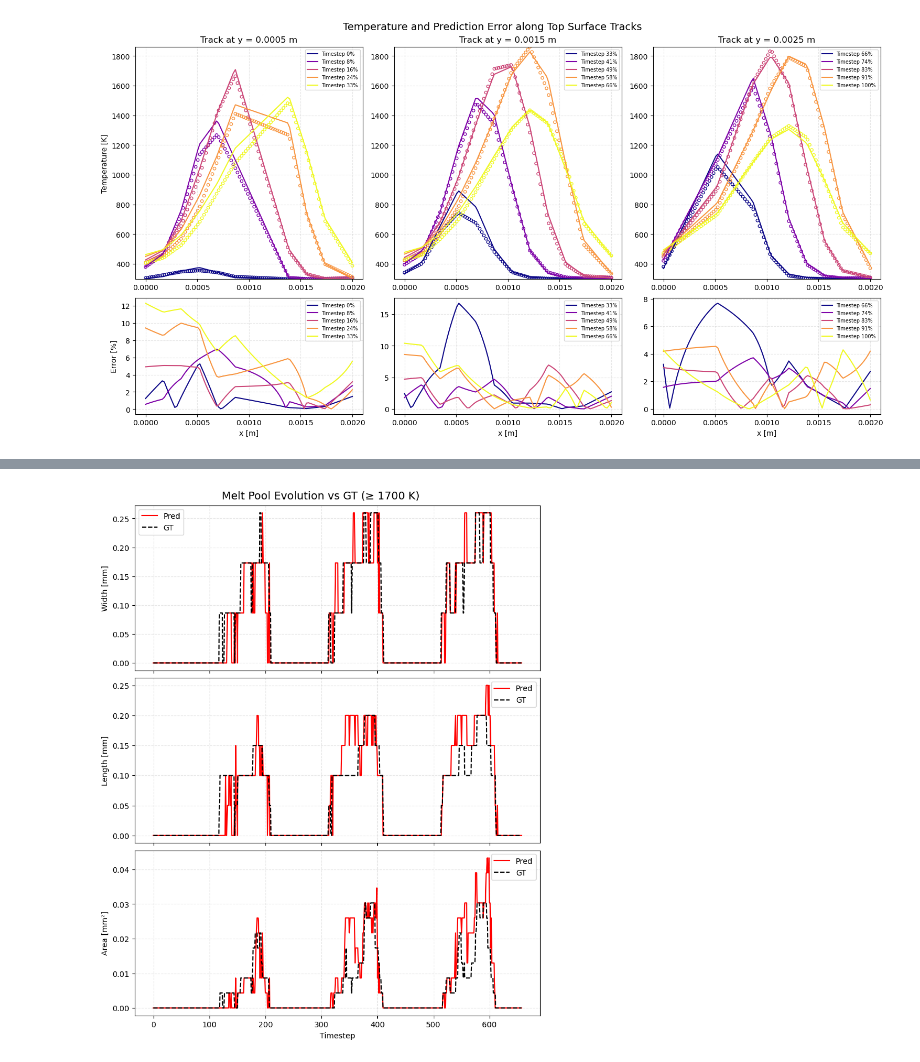
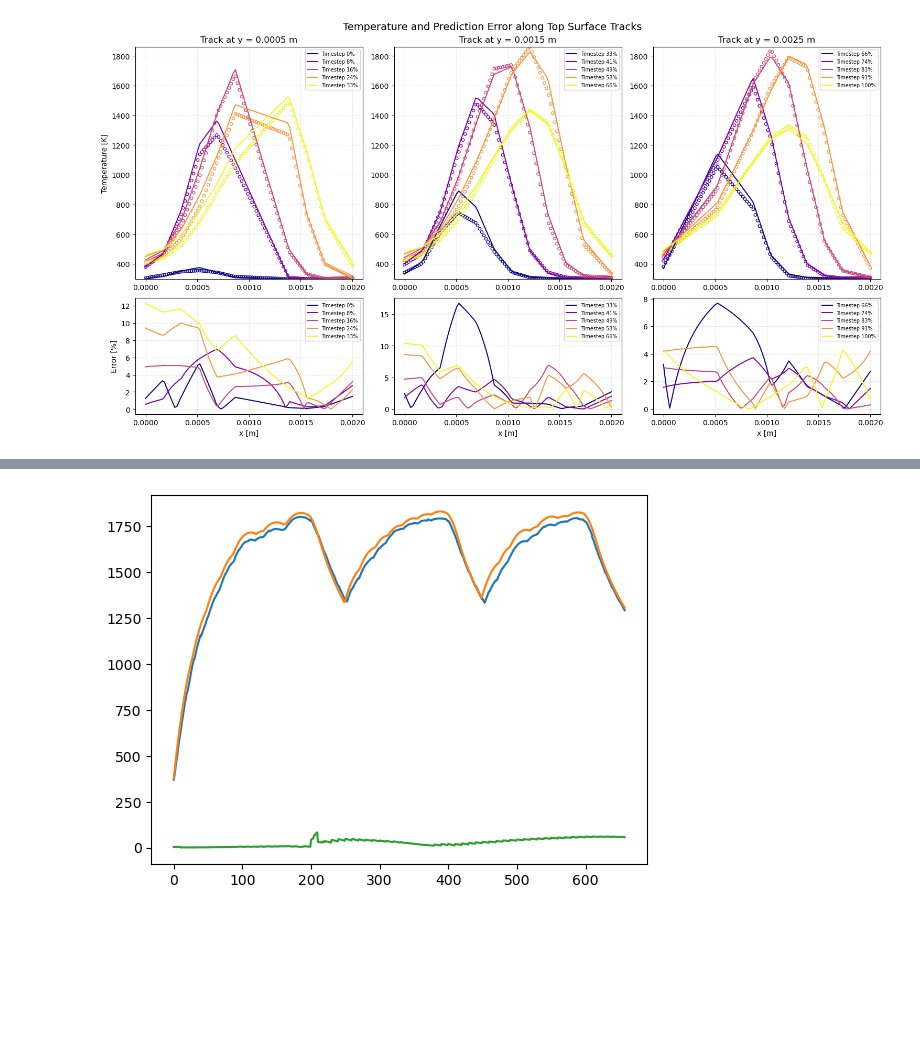
Before and after one commit to narupanta/Heat_MGN, a Jupyter notebook: plot.ipynb, the cells around one changed output, grey strips where cells are left out. Saved outputs shown, nothing was run; the diff lists cells and outputs as text; code cells hidden in the pictures; blank space fills up the shorter version.

```diff
--- a/plot.ipynb
+++ b/plot.ipynb
@@ -254,97 +562,15 @@ import matplotlib.pyplot as plt
 from scipy.spatial import ConvexHull
 
 # --- Inputs ---
-melting_point = 1700  # [K]
 pred = data["pred"]
 gt = data["gt"]
 mesh_pos = data["mesh_pos"]
 
-# --- Extract top surface ---
-top_mask = mesh_pos[:, 2] == np.max(mesh_pos[:, 2])
-top_domain = mesh_pos[top_mask]
-x, y = top_domain[:, 0], top_domain[:, 1]
+plt.plot(range(pred.shape[0]), np.max(pred, axis = 1))
+plt.plot(range(pred.shape[0]), np.max(gt, axis = 1))
+plt.plot(range(pred.shape[0]), np.max(pred-gt, axis = 1))
 
-# --- Containers for results ---
-pred_widths, pred_lengths, pred_areas = [], [], []
-gt_widths, gt_lengths, gt_areas = [], [], []
-
-# --- Loop through timesteps ---
-for t in range(pred.shape[0]):
-    # Predicted
-    top_temp_pred = pred[t, top_mask]
-    melt_mask_pred = top_temp_pred >= melting_point
-    if np.any(melt_mask_pred):
-        melt_pts = top_domain[melt_mask_pred]
-        width = np.max(melt_pts[:, 0]) - np.min(melt_pts[:, 0])
-        length = np.max(melt_pts[:, 1]) - np.min(melt_pts[:, 1])
-        if melt_pts.shape[0] >= 3:
-            try:
-                area = ConvexHull(melt_pts[:, :2]).volume
-            except:
-                area = 0
-        else:
-            area = 0
-    else:
-        width, length, area = 0, 0, 0
-    pred_widths.append(width)
-    pred_lengths.append(length)
-    pred_areas.append(area)
-
-    # Ground truth
-    top_temp_gt = gt[t, top_mask]
-    melt_mask_gt = top_temp_gt >= melting_point
-    if np.any(melt_mask_gt):
-        melt_pts = top_domain[melt_mask_gt]
-        width = np.max(melt_pts[:, 0]) - np.min(melt_pts[:, 0])
-        length = np.max(melt_pts[:, 1]) - np.min(melt_pts[:, 1])
-        if melt_pts.shape[0] >= 3:
-            try:
-                area = ConvexHull(melt_pts[:, :2]).volume
-            except:
-                area = 0
-        else:
-            area = 0
-    else:
-        width, length, area = 0, 0, 0
-    gt_widths.append(width)
-    gt_lengths.append(length)
-    gt_areas.append(area)
-
-# Convert to arrays
-pred_widths = np.array(pred_widths)
-pred_lengths = np.array(pred_lengths)
-pred_areas = np.array(pred_areas)
-gt_widths = np.array(gt_widths)
-gt_lengths = np.array(gt_lengths)
-gt_areas = np.array(gt_areas)
-
-# --- Plot melt pool metrics over time ---
-timesteps = np.arange(pred.shape[0])
-
-fig, axs = plt.subplots(3, 1, figsize=(8, 10), sharex=True, constrained_layout=True)
-
-# Width
-axs[0].plot(timesteps, pred_widths*1e3, 'r-', lw=1.5, label="Pred")
-axs[0].plot(timesteps, gt_widths*1e3, 'k--', lw=1.5, label="GT")
-axs[0].set_ylabel("Width [mm]")
-axs[0].grid(True, linestyle='--', alpha=0.3)
-axs[0].legend()
-
-# Length
-axs[1].plot(timesteps, pred_lengths*1e3, 'r-', lw=1.5, label="Pred")
-axs[1].plot(timesteps, gt_lengths*1e3, 'k--', lw=1.5, label="GT")
-axs[1].set_ylabel("Length [mm]")
-axs[1].grid(True, linestyle='--', alpha=0.3)
-axs[1].legend()
-
-# Area
-axs[2].plot(timesteps, pred_areas*1e6, 'r-', lw=1.5, label="Pred")
-axs[2].plot(timesteps, gt_areas*1e6, 'k--', lw=1.5, label="GT")
-axs[2].set_ylabel("Area [mm²]")
-axs[2].set_xlabel("Timestep")
-axs[2].grid(True, linestyle='--', alpha=0.3)
-axs[2].legend()
-
-fig.suptitle(f"Melt Pool Evolution vs GT (≥ {melting_point} K)", fontsize=14)
-plt.show()
+# plt.plot(range(pred.shape[0]), np.min(pred, axis = 1))
+# plt.plot(range(pred.shape[0]), np.min(gt, axis = 1))
+# plt.plot(range(pred.shape[0]), np.min(pred-gt, axis = 1))
 # %% [output]
@@ -351 +578 @@ plt.show()
-[figure, old version]
+[figure, new version]
```
Also changed, not shown: parts of 8 cells of this notebook, 1 other file.
